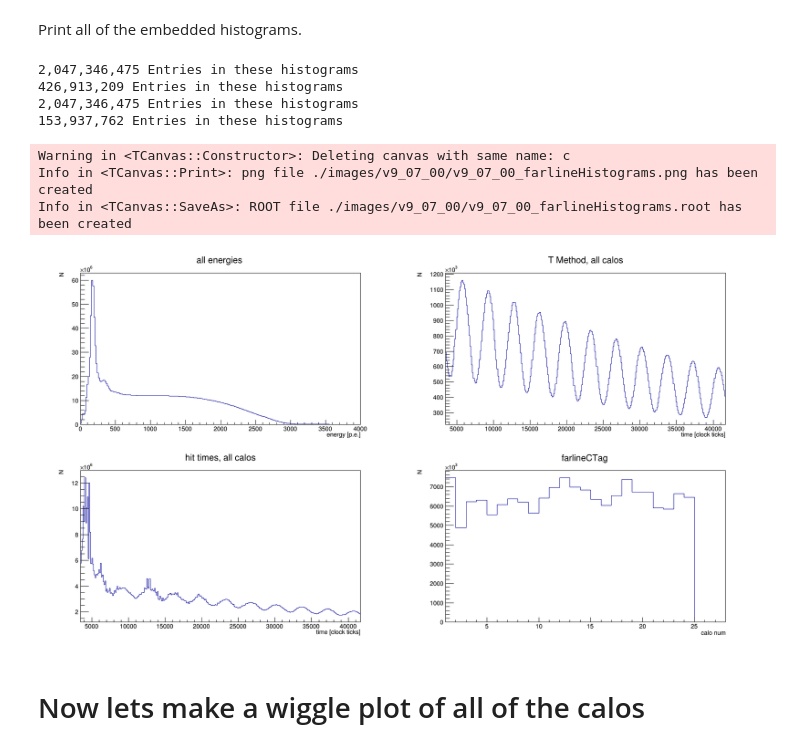
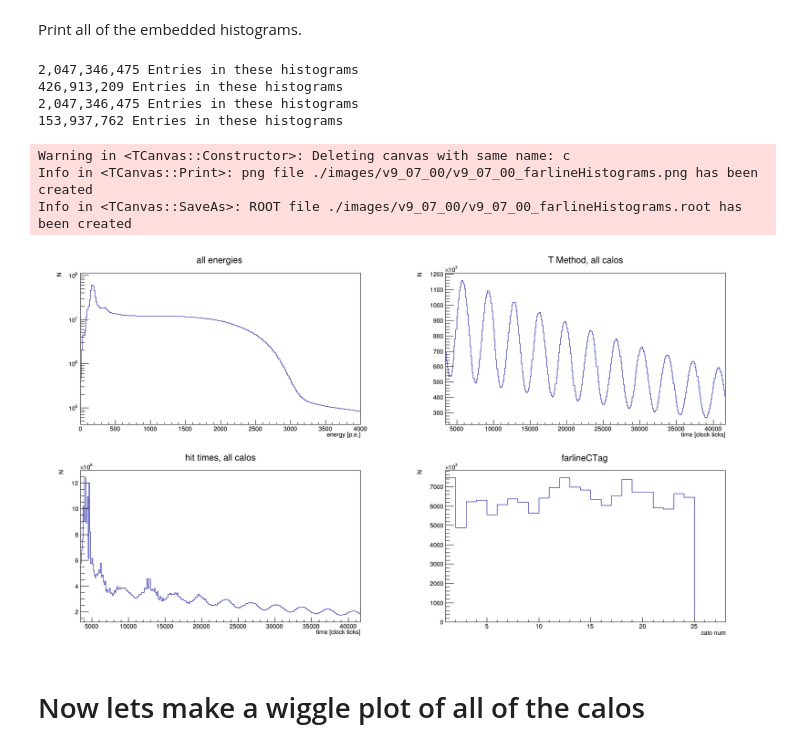
Before and after one commit to jlabounty/g-2, a Jupyter notebook: productionFeedback/productionFeedback_Farline_v9_07_00.ipynb, the cells around one changed output. Drawn from its saved outputs; the diff is of its cells as text; code cells hidden in the pictures.

```diff
--- a/productionFeedback/productionFeedback_Farline_v9_07_00.ipynb
+++ b/productionFeedback/productionFeedback_Farline_v9_07_00.ipynb
@@ -49,7 +83,7 @@ External Drive Not Mounted
 # %% [markdown]
 Using hadd.sh, we merged all of these files together into one output, which we will run through now:
 # %%
-f = r.TFile("./results_v9_07_00_histOnly.root") #processed output of hadd.sh
+f = r.TFile("./v9_07_00/results_v9_07_00_histOnly.root") #processed output of hadd.sh
 f2 = r.TFile("./v9_07_00/results_python_v9_07_00_all.root")  #processed output of the python scripts
 
 prodString="v9_07_00"
@@ -66,39 +100,40 @@ c.Divide(2,2)
 c.cd(1)
 allCaloEnergies = f.Get("farline").Get("allCaloEnergies").Clone()
 allCaloEnergies.Draw()
+r.gPad.SetLogy()
 c.Draw()
 
 c.cd(2)
 allCaloWiggle = f.Get("farline").Get("allCaloWiggle").Clone()
 allCaloWiggle.Draw()
 allCaloWiggle.GetXaxis().SetRange(30,350)
 
 c.cd(3)
 allCaloTimes = f.Get("farline").Get("allCaloTimes").Clone()
 allCaloTimes.GetXaxis().SetRange(30,350)
 allCaloTimes.Draw()
 
 c.cd(4)
 farlineCtag = f.Get("farline").Get("farlineCTag").Clone()
 farlineCtag.Draw()
 
 c.Draw()
 c.Print("./images/"+prodString+"/"+prodString+"_farlineHistograms.png")
 c.Print("./images/"+prodString+"/"+prodString+"_farlineHistograms.root")
 
 print("{:,}".format(int(allCaloEnergies.GetEntries())), "Entries in these histograms")
 print("{:,}".format(int(allCaloWiggle.GetEntries())), "Entries in these histograms")
 print("{:,}".format(int(allCaloTimes.GetEntries())), "Entries in these histograms")
 print("{:,}".format(int(farlineCtag.GetEntries())), "Entries in these histograms")
 # %% [output]
 2,047,346,475 Entries in these histograms
 426,913,209 Entries in these histograms
 2,047,346,475 Entries in these histograms
 153,937,762 Entries in these histograms
 Warning in <TCanvas::Constructor>: Deleting canvas with same name: c
 Info in <TCanvas::Print>: png file ./images/v9_07_00/v9_07_00_farlineHistograms.png has been created
 Info in <TCanvas::SaveAs>: ROOT file ./images/v9_07_00/v9_07_00_farlineHistograms.root has been created
-[figure, old version]
+[figure, new version]
 # %% [markdown]
 # Now lets make a wiggle plot of all of the calos
 # %%
```
Also changed, not shown: parts of 4 cells of this notebook, 12 other files.
